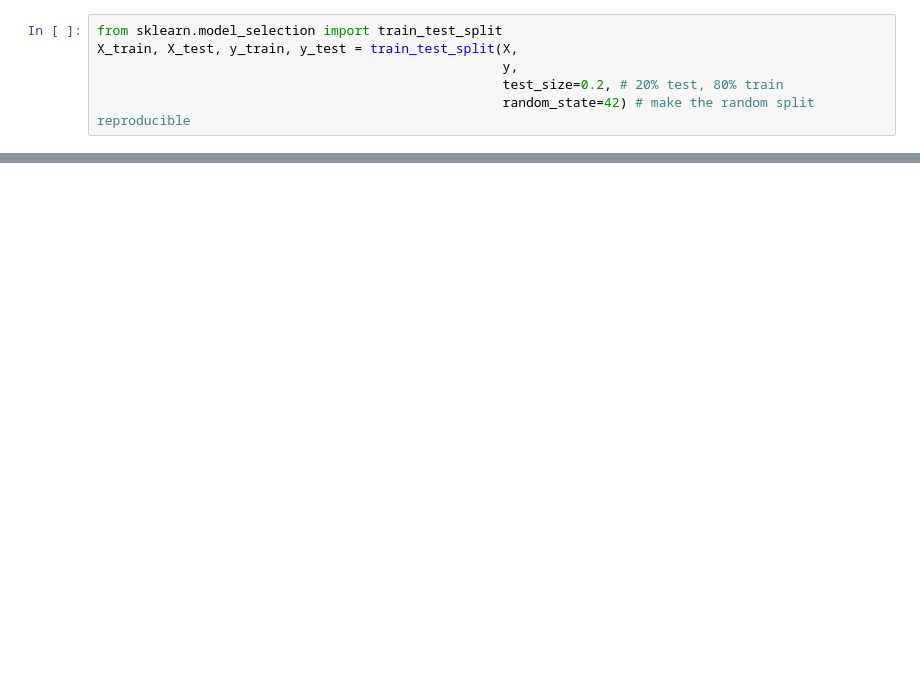
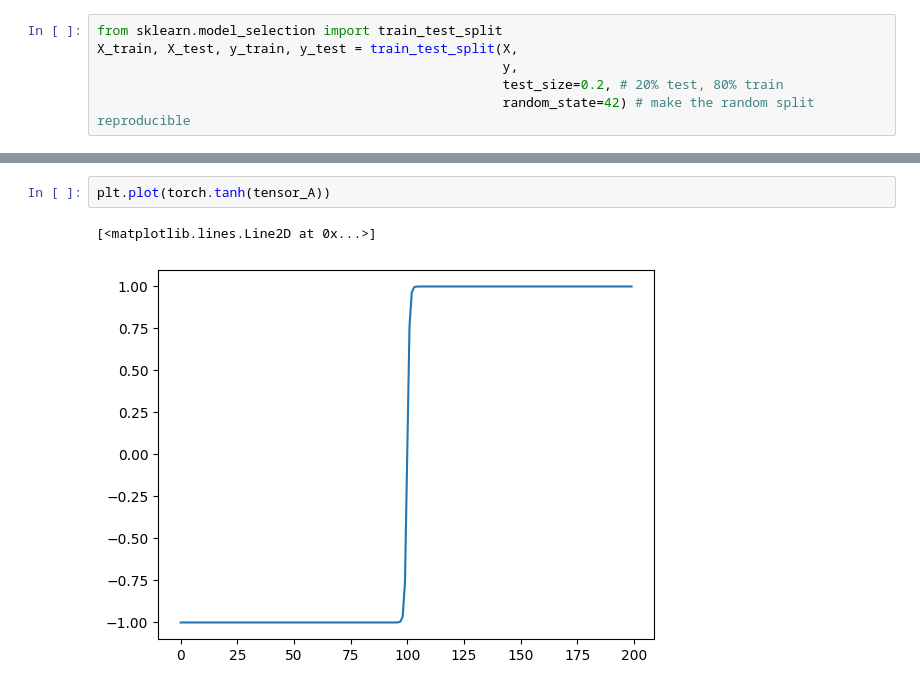
Before and after one commit to Ed-Marcavage/PyTorch, a Jupyter notebook: classification_exercise.ipynb, the cells around one changed output, grey strips where cells are left out. Saved outputs shown, nothing was run; the diff lists cells and outputs as text; blank space fills up the shorter version.

```diff
--- a/classification_exercise.ipynb
+++ b/classification_exercise.ipynb
@@ -45,0 +237,5 @@ class ExerciseModel(nn.Module):
+# %%
+plt.plot(torch.tanh(tensor_A))
+# %% [output]
+[<matplotlib.lines.Line2D at 0x...>]
+[figure, added]
```
Also changed, not shown: parts of 21 cells of this notebook.
